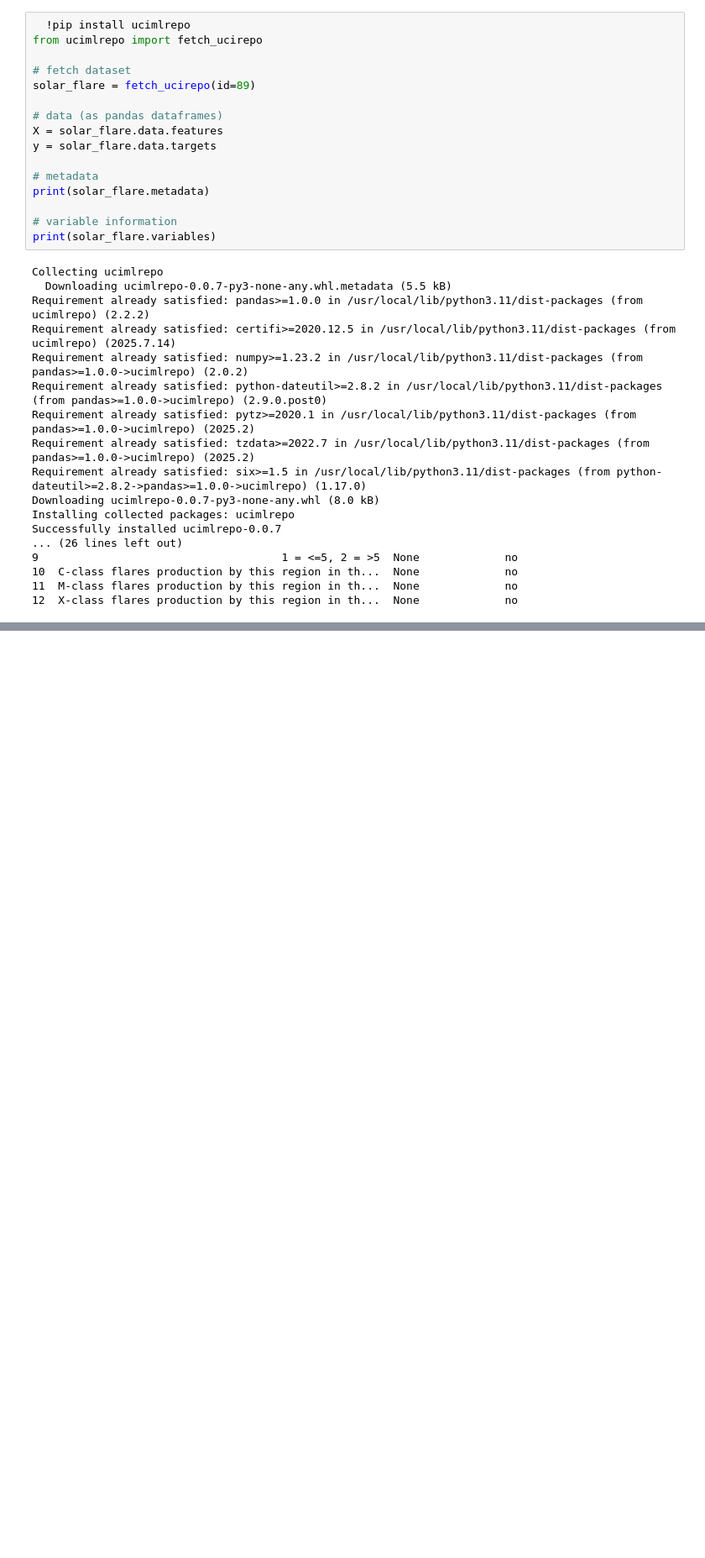
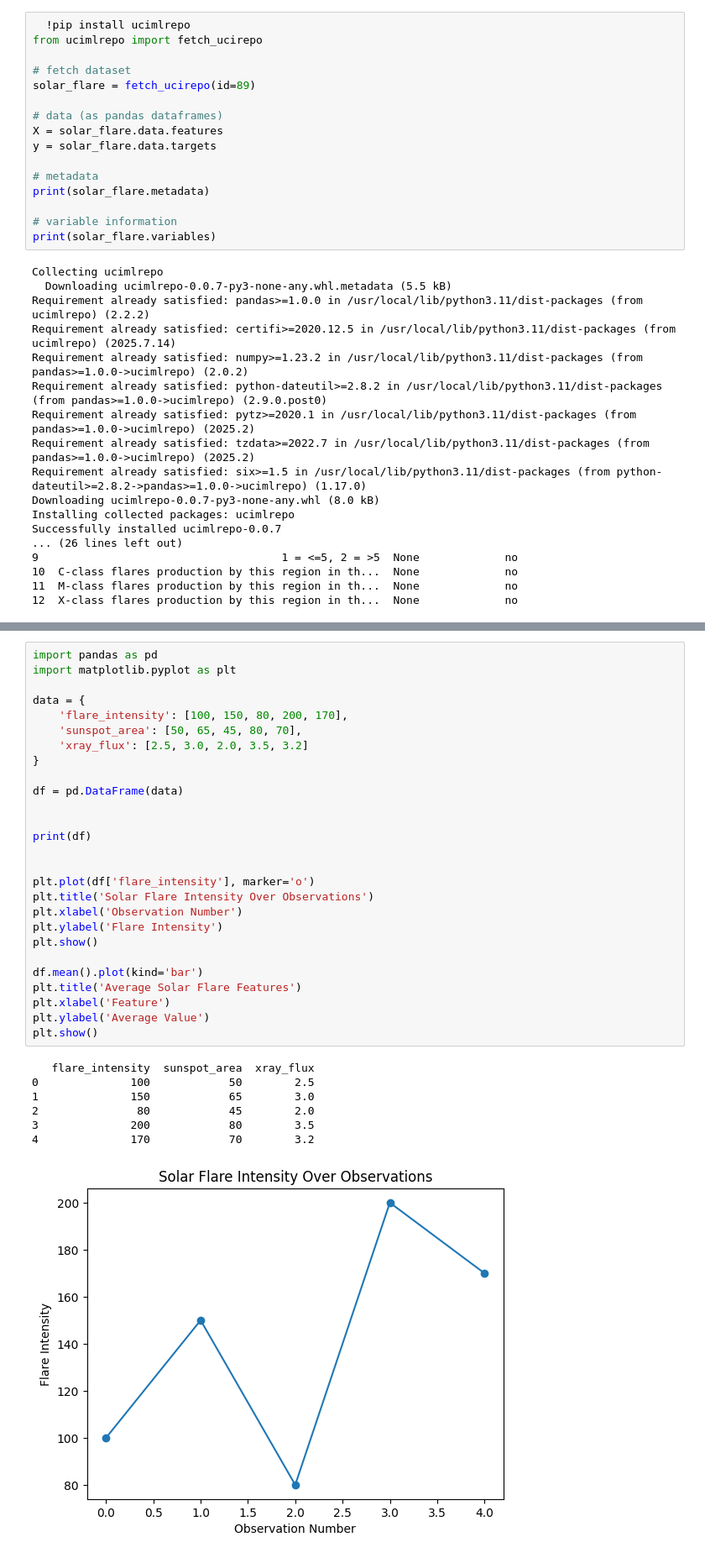
Before and after one commit to 333Codingw0/The-Repository, a Jupyter notebook: Copy_of_Data_Science_Research_Program_Final_Project.ipynb, the cells around one changed output, grey strips where cells are left out. Shown at 84% size. Cells and saved outputs as stored; diff of their text form; blank space fills up the shorter version.

```diff
--- a/Copy_of_Data_Science_Research_Program_Final_Project.ipynb
+++ b/Copy_of_Data_Science_Research_Program_Final_Project.ipynb
@@ -36,0 +78,35 @@ Successfully installed ucimlrepo-0.0.7
+# %%
+import pandas as pd
+import matplotlib.pyplot as plt
+
+data = {
+    'flare_intensity': [100, 150, 80, 200, 170],
+    'sunspot_area': [50, 65, 45, 80, 70],
+    'xray_flux': [2.5, 3.0, 2.0, 3.5, 3.2]
+}
+
+df = pd.DataFrame(data)
+
+
+print(df)
+
+
+plt.plot(df['flare_intensity'], marker='o')
+plt.title('Solar Flare Intensity Over Observations')
+plt.xlabel('Observation Number')
+plt.ylabel('Flare Intensity')
+plt.show()
+
+df.mean().plot(kind='bar')
+plt.title('Average Solar Flare Features')
+plt.xlabel('Feature')
+plt.ylabel('Average Value')
+plt.show()
+# %% [output]
+   flare_intensity  sunspot_area  xray_flux
+0              100            50        2.5
+1              150            65        3.0
+2               80            45        2.0
+3              200            80        3.5
+4              170            70        3.2
+[figure, added]
```
Also changed, not shown: parts of 3 cells of this notebook.
